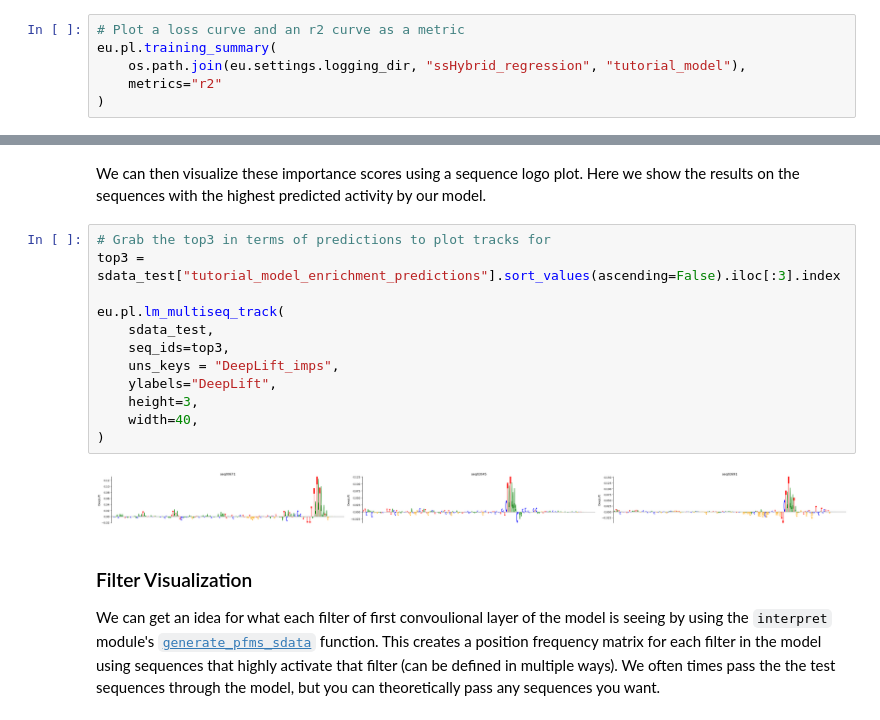
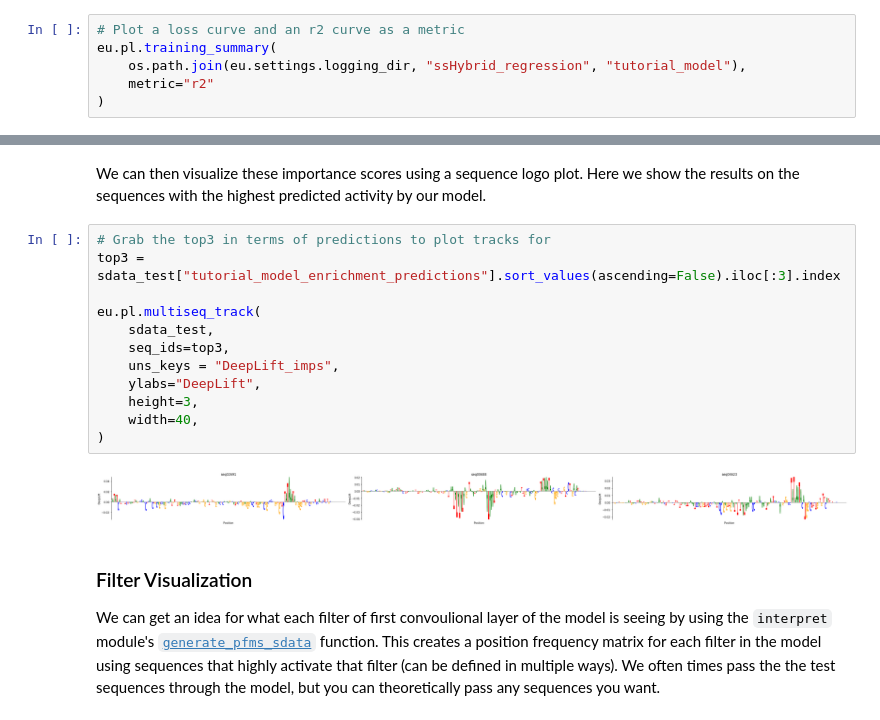
Before and after one commit to ML4GLand/EUGENe, a Jupyter notebook: docs/basic_usage_tutorial.ipynb, the cells around one changed output, grey strips where cells are left out. Drawn from its saved outputs; the diff is of its cells as text.

```diff
--- a/docs/basic_usage_tutorial.ipynb
+++ b/docs/basic_usage_tutorial.ipynb
@@ -276,6 +284,6 @@ We can see how well our models trained by plotting a training summary. All you n
 # Plot a loss curve and an r2 curve as a metric
 eu.pl.training_summary(
     os.path.join(eu.settings.logging_dir, "ssHybrid_regression", "tutorial_model"),
-    metrics="r2"
+    metric="r2"
 )
 # %% [output]
@@ -363,17 +370,17 @@ We can then visualize these importance scores using a sequence logo plot. Here w
 # %%
 # Grab the top3 in terms of predictions to plot tracks for
 top3 = sdata_test["tutorial_model_enrichment_predictions"].sort_values(ascending=False).iloc[:3].index
 
-eu.pl.lm_multiseq_track(
+eu.pl.multiseq_track(
     sdata_test,
     seq_ids=top3,
     uns_keys = "DeepLift_imps",
-    ylabels="DeepLift",
+    ylabs="DeepLift",
     height=3,
     width=40,
 )
 # %% [output]
-[figure, old version]
+[figure, new version]
 # %% [markdown]
 ### Filter Visualization
 We can get an idea for what each filter of first convoulional layer of the model is seeing by using the `interpret` module's [`generate_pfms_sdata`](https://eugene-tools.readthedocs.io/en/latest/api/eugene.interpret.generate_pfms_sdata.html?highlight=generate_pfms#eugene.interpret.generate_pfms_sdata) function. This creates a position frequency matrix for each filter in the model using sequences that highly activate that filter (can be defined in multiple ways). We often times pass the the test sequences through the model, but you can theoretically pass any sequences you want.
```
Also changed, not shown: parts of 17 cells of this notebook, 2 other files.
